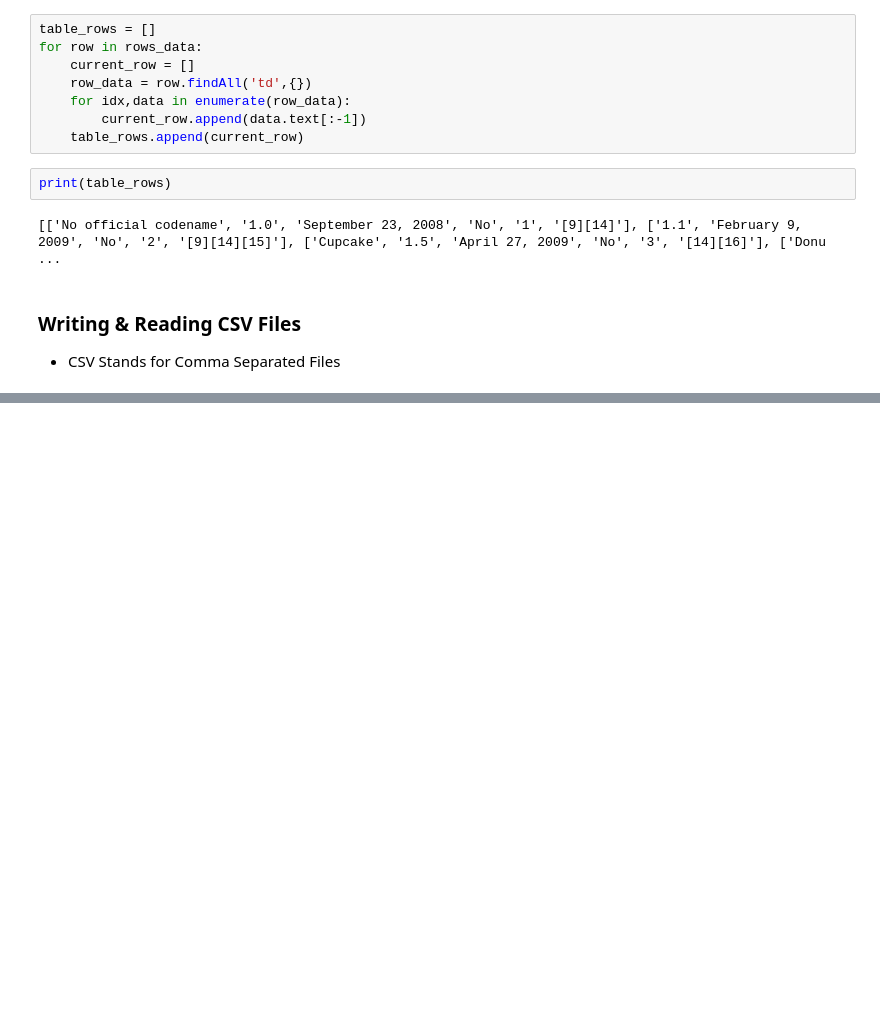
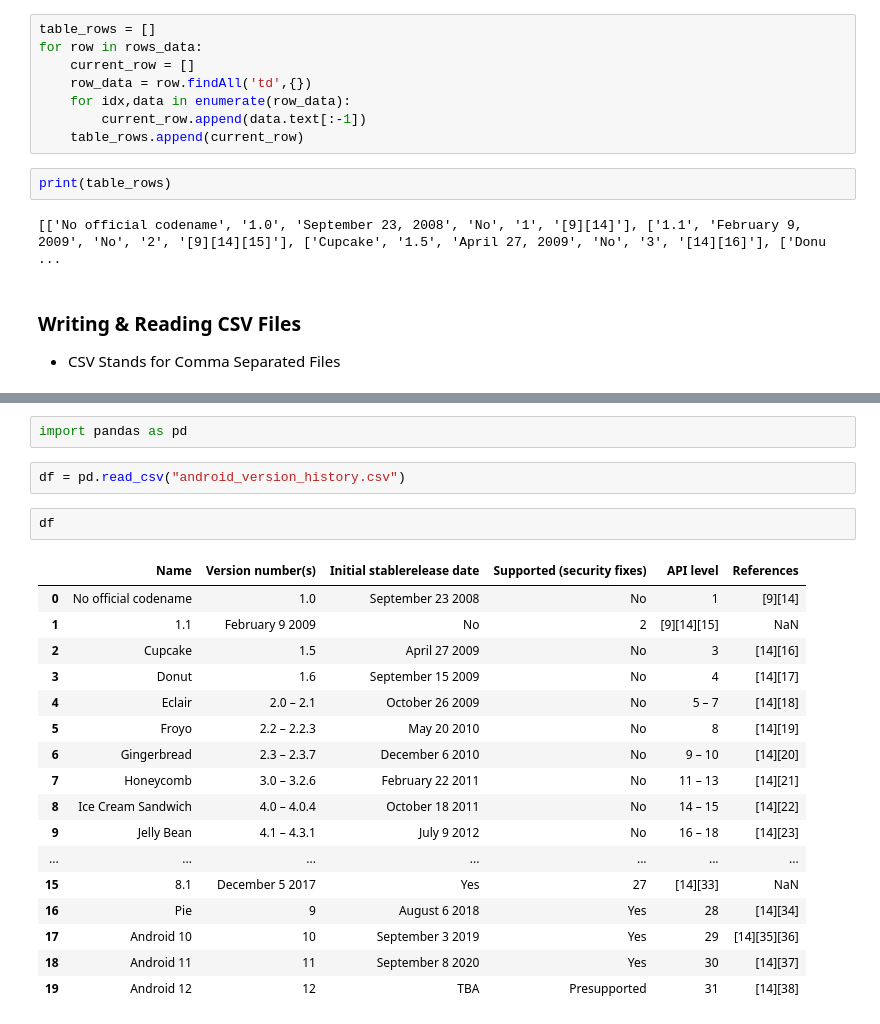
Before and after one commit to nikhilmishra101/Web_Scrapping_bs4, a Jupyter notebook: Scrapping Using BS4.ipynb, the cells around one changed output, grey strips where cells are left out. Cells and saved outputs as stored; diff of their text form; blank space fills up the shorter version.

```diff
--- a/Scrapping Using BS4.ipynb
+++ b/Scrapping Using BS4.ipynb
@@ -143,0 +151,24 @@ with open(filename,'w',encoding='utf-8') as f:
+# %%
+import pandas as pd
+# %%
+df = pd.read_csv("android_version_history.csv")
+# %%
+df
+# %% [output]
+|  | Name | Version number(s) | Initial stablerelease date | Supported (security fixes) | API level | References |
+| 0 | No official codename | 1.0 | September 23 2008 | No | 1 | [9][14] |
+| 1 | 1.1 | February 9 2009 | No | 2 | [9][14][15] | NaN |
+| 2 | Cupcake | 1.5 | April 27 2009 | No | 3 | [14][16] |
+| 3 | Donut | 1.6 | September 15 2009 | No | 4 | [14][17] |
+| 4 | Eclair | 2.0 – 2.1 | October 26 2009 | No | 5 – 7 | [14][18] |
+| 5 | Froyo | 2.2 – 2.2.3 | May 20 2010 | No | 8 | [14][19] |
+| 6 | Gingerbread | 2.3 – 2.3.7 | December 6 2010 | No | 9 – 10 | [14][20] |
+| 7 | Honeycomb | 3.0 – 3.2.6 | February 22 2011 | No | 11 – 13 | [14][21] |
+| 8 | Ice Cream Sandwich | 4.0 – 4.0.4 | October 18 2011 | No | 14 – 15 | [14][22] |
+| 9 | Jelly Bean | 4.1 – 4.3.1 | July 9 2012 | No | 16 – 18 | [14][23] |
+| ... | ... | ... | ... | ... | ... | ... |
+| 15 | 8.1 | December 5 2017 | Yes | 27 | [14][33] | NaN |
+| 16 | Pie | 9 | August 6 2018 | Yes | 28 | [14][34] |
+| 17 | Android 10 | 10 | September 3 2019 | Yes | 29 | [14][35][36] |
+| 18 | Android 11 | 11 | September 8 2020 | Yes | 30 | [14][37] |
+| 19 | Android 12 | 12 | TBA | Presupported | 31 | [14][38] |
```
Also changed, not shown: parts of 2 cells of this notebook, 1 other file.
